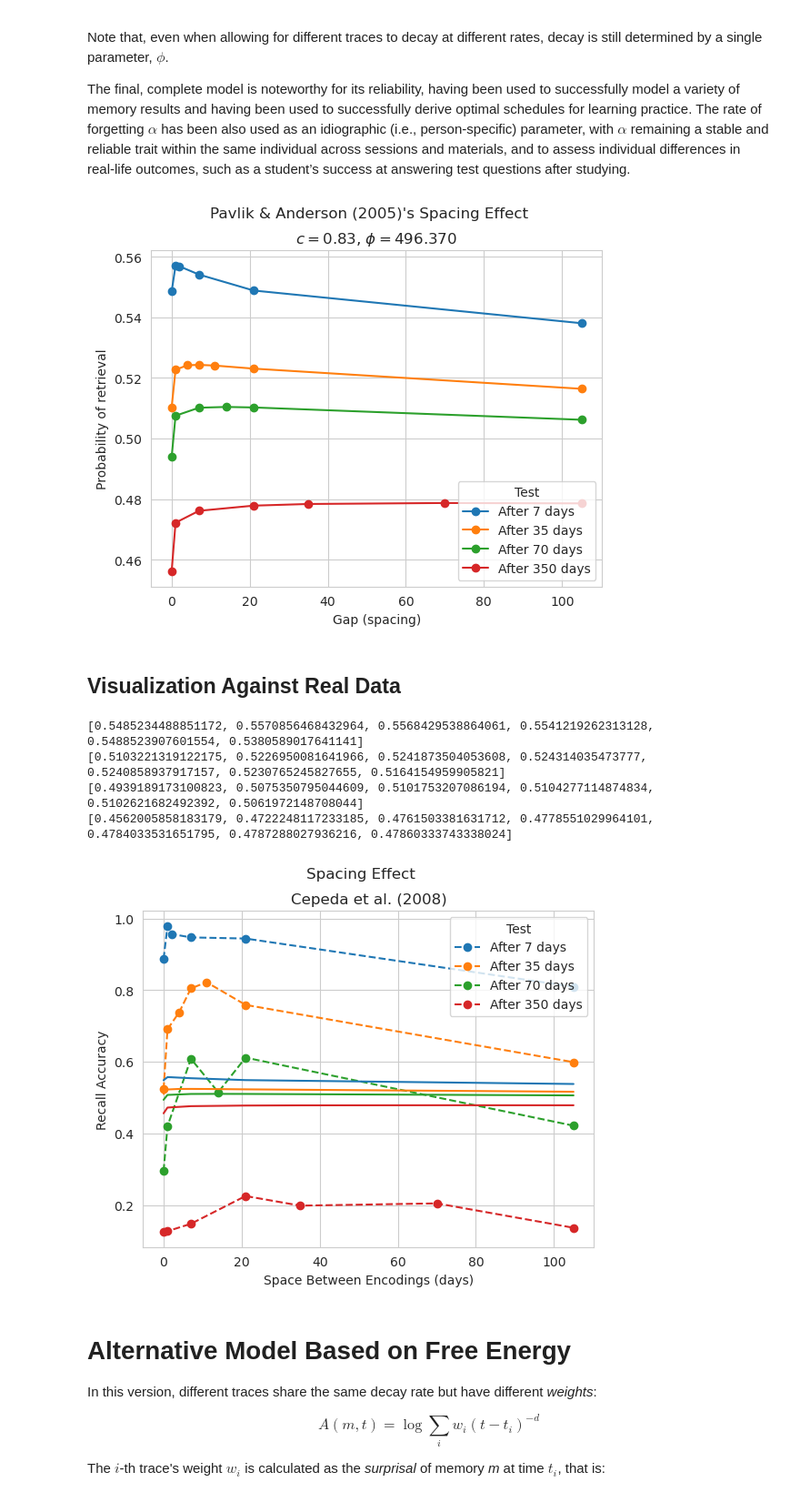
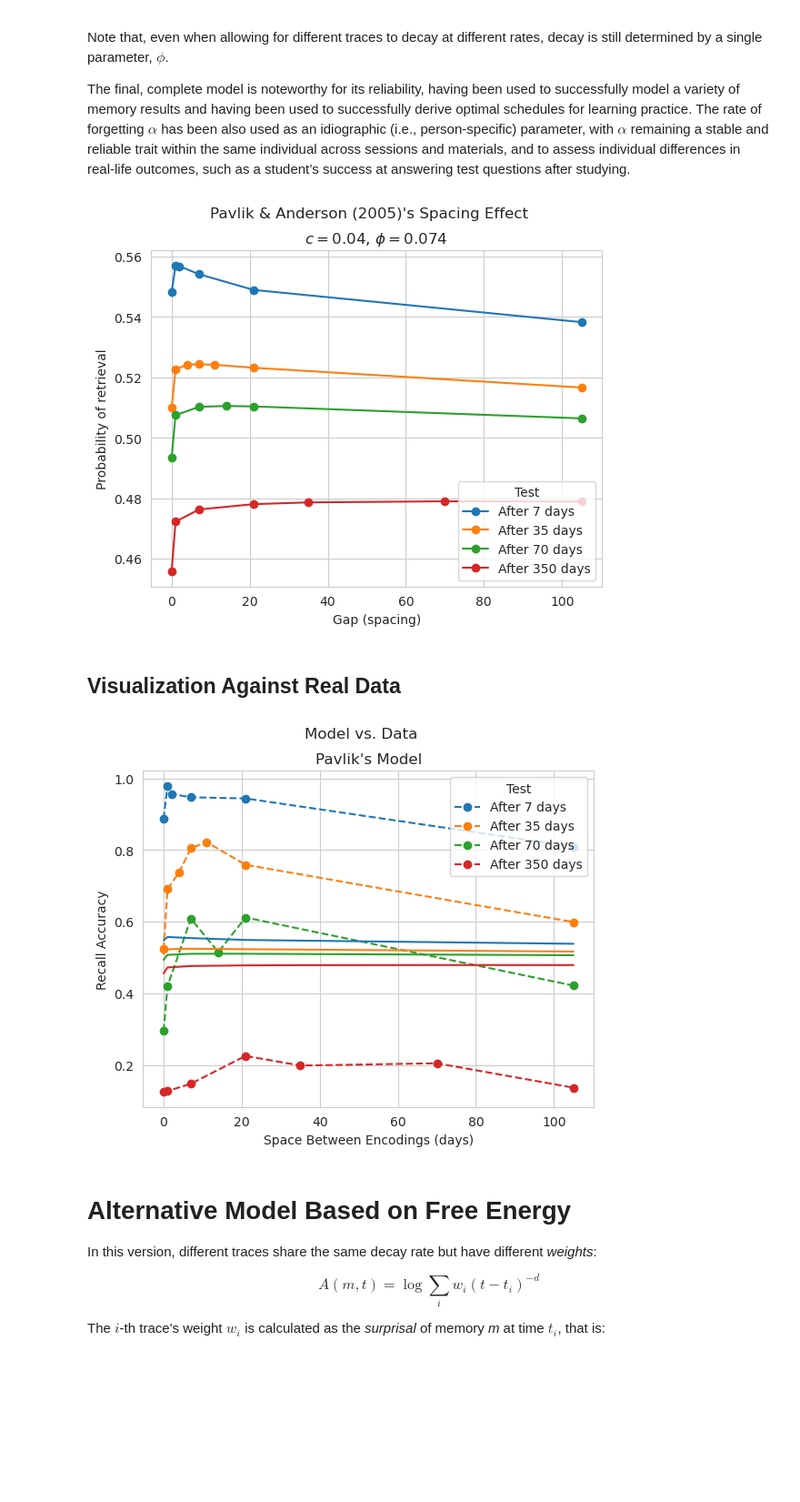
Before and after one commit to UWCCDL/SpacingEffect, a Jupyter notebook: spacing.ipynb, the cells around one changed output. Shown at 91% size. Saved outputs shown, nothing was run; the diff lists cells and outputs as text; code cells hidden in the pictures; blank space fills up the shorter version.

```diff
--- a/spacing.ipynb
+++ b/spacing.ipynb
@@ -78,10 +74,4 @@ array([0.92730366, 0.91813382, 0.91017501, 0.88154186, 0.84027664,
 # %%
-# Cepeda's experiment design
-design = {7 : [0.00256, 1, 2, 7, 21, 105],
-          35 : [0.00256, 1, 4, 7, 11, 21, 105],
-          70 : [0.00256, 1, 7, 14, 21, 105],
-          350 : [0.00256, 1, 7, 21, 35, 70, 105]}
-
 
 # Convert days into seconds
 daysec = 24 # 60*60*24
@@ -119,9 +109,14 @@ def actrMSE(x):
         MSE += np.sum((predicted - observed)**2)
     return MSE
 
-best = minimize(actrMSE, x0 = [0.5], bounds=[[0.0001, 1]])
 
-results = actr(design, d=best.x[0])
+bads = BADS(actrMSE, x0=[0.5], lower_bounds=[0], upper_bounds=[2],
+            plausible_lower_bounds=[0.1], plausible_upper_bounds=[1],
+            options={'display':'off'})
+
+actr_best = bads.optimize()
+
+results = actr(design, d = actr_best.x[0])
 
 for ri in design.keys():
     x = design[ri]
@@ -131,8 +126,7 @@ plt.legend(labels=["After %d days" % (x,) for x in design.keys()], title="Test")
 plt.xlabel("Gap (spacing)")
 plt.ylabel("Probability of retrieval")
 plt.suptitle("Classic ACT-R")
-plt.title("$d = %.3f$" % (best.x[0]))
+plt.title("$d = %.3f$" % (actr_best.x[0]))
 plt.show()
-print(best)
 # %% [output]
 [figure]
@@ -198,7 +182,7 @@ def pavlik(design, d=d_default, c=c_default):
 
 
 
-def pavlikMSE(x):
+def pavlik_mse(x):
     """Function for global optimization"""
     global design
     c, d = x
@@ -210,9 +194,15 @@ def pavlikMSE(x):
         MSE += np.sum((predicted - observed)**2)
     return MSE
 
-pavlik_best = minimize(pavlikMSE, x0 = [0.5, 0.5], bounds=[[0.0001, 1], [0.00001, 1]], method="Powell")
 
-results = pavlik(design, c=pavlik_best.x[0], d=pavlik_best.x[1])
+
+bads = BADS(pavlik_mse, x0=[0.5, 0.5], lower_bounds=[0, 0], upper_bounds=[2, 2],
+            plausible_lower_bounds=[0.1, 0.01], plausible_upper_bounds=[1, 1],
+            options={'display':'off'})
+
+pavlik_best = bads.optimize()
+
+results = pavlik(design, c = pavlik_best.x[0], d = pavlik_best.x[1])
 
 for ri in design.keys():
     x = design[ri]
@@ -223,36 +213,31 @@ plt.legend(labels=["After %d days" % (x,) for x in design.keys()],
 plt.xlabel("Gap (spacing)")
 plt.ylabel("Probability of retrieval")
 plt.suptitle("Pavlik & Anderson (2005)'s Spacing Effect")
-plt.title("$c = %.2f$, $\phi = %.3f$" % (best.x[0], best.x[1]))
+plt.title("$c = %.2f$, $\phi = %.3f$" % (pavlik_best.x[0], pavlik_best.x[1]))
 plt.show()
 # %% [output]
-[figure, old version]
+[figure, new version]
 # %% [markdown]
 ## Visualization Against Real Data
 # %%
 fig, ax = plt.subplots()
 cepeda.groupby("RI").plot(x="Spacing", y="Accuracy", marker="o", ax=ax, linestyle="--")
 ax.legend(["After %d days" % (x,) for x in [7, 35, 70, 350]],
           loc="upper right", title="Test")
 ax.set_ylabel("Recall Accuracy")
 ax.set_xlabel("Space Between Encodings (days)")
-ax.set_title("Cepeda et al. (2008)")
-fig.suptitle("Spacing Effect")
+ax.set_title("Pavlik's Model")
+fig.suptitle("Model vs. Data")
 
 results = pavlik(design, c=pavlik_best.x[0], d=pavlik_best.x[1])
 plt.gca().set_prop_cycle(None)
 for ri in design.keys():
     x = design[ri]
     y = results[ri]
-    print(y)
     ax.plot(x, y, "-")
 plt.show()
 # %% [output]
-[0.5485234488851172, 0.5570856468432964, 0.5568429538864061, 0.5541219262313128, 0.5488523907601554, 0.5380589017641141]
-[0.5103221319122175, 0.5226950081641966, 0.5241873504053608, 0.524314035473777, 0.5240858937917157, 0.5230765245827655, 0.5164154959905821]
-[0.4939189173100823, 0.5075350795044609, 0.5101753207086194, 0.5104277114874834, 0.5102621682492392, 0.5061972148708044]
-[0.4562005858183179, 0.4722248117233185, 0.4761503381631712, 0.4778551029964101, 0.4784033531651795, 0.4787288027936216, 0.47860333743338024]
-[figure, old version]
+[figure, new version]
 # %% [markdown]
 # Alternative Model Based on Free Energy
 
```
Also changed, not shown: parts of 22 cells of this notebook.
